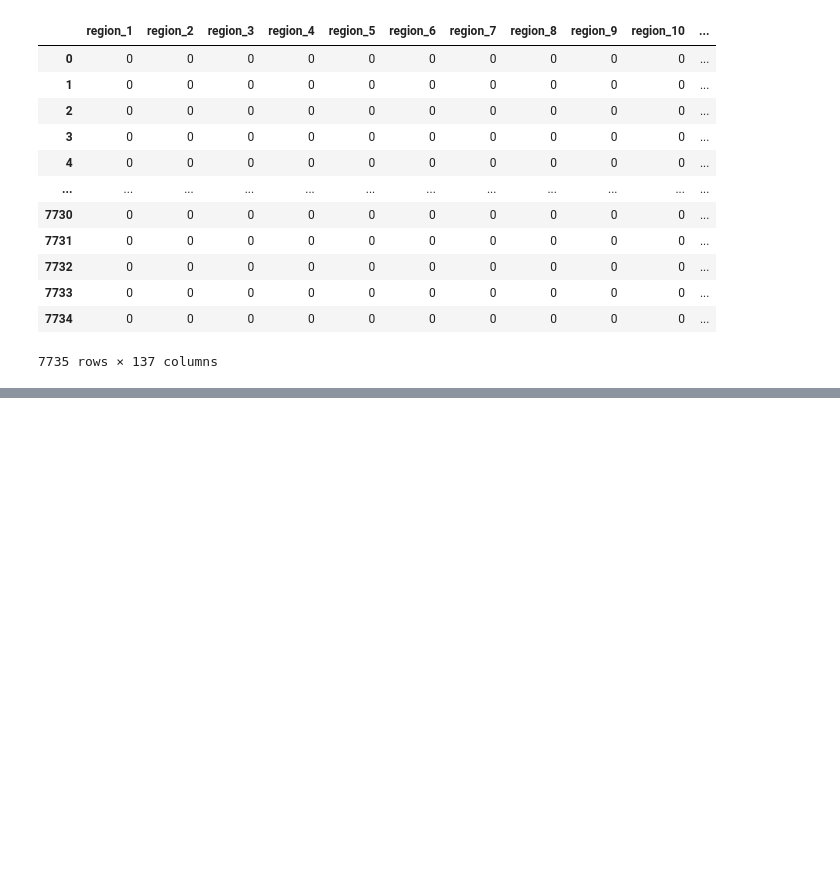
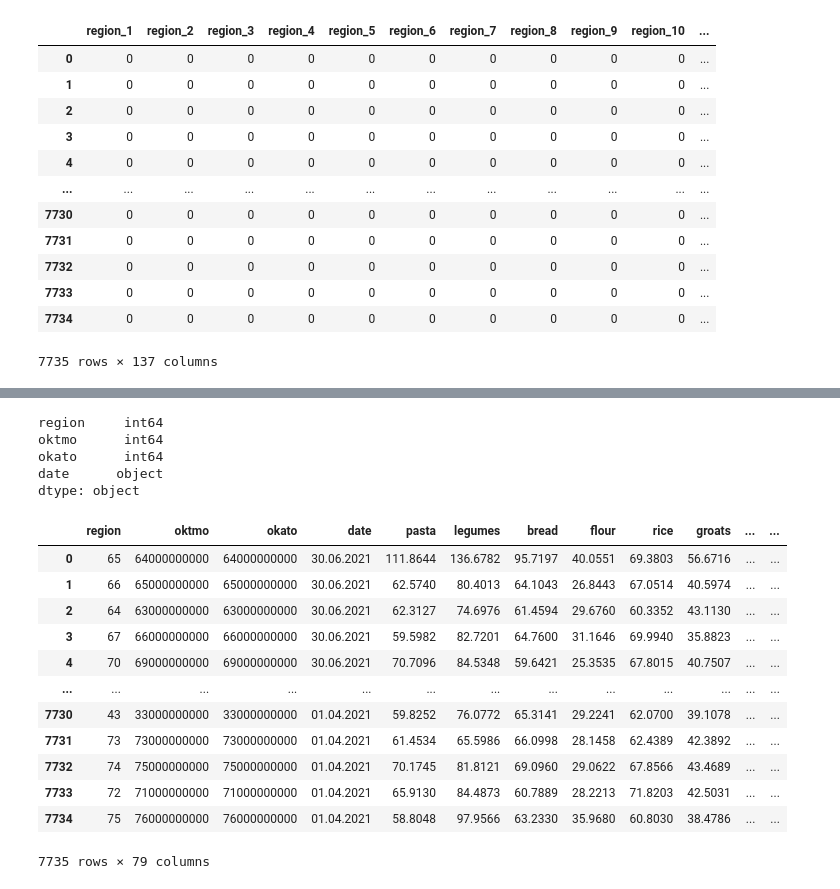
Before and after one commit to grigoriizharkov/All-Cups, a Jupyter notebook: task1/Average prices.ipynb, the cells around one changed output, grey strips where cells are left out. Saved outputs shown, nothing was run; the diff lists cells and outputs as text; code cells hidden in the pictures; blank space fills up the shorter version.

Commit message:
First try to submit

```diff
--- a/task1/Average prices.ipynb
+++ b/task1/Average prices.ipynb
@@ -413,0 +401,3 @@ make_prediction(models, X_test, second)
+# %%
+test = test.drop(numeric_columns, axis=1)
+test
@@ -413,0 +418,3 @@ make_prediction(models, X_test, second)
+# %%
+test = test.drop(['year', 'month', 'day', 'day_of_week'], axis=1)
+test
@@ -413,0 +435,3 @@ make_prediction(models, X_test, second)
+# %%
+test.date = dates
+test
@@ -413,0 +452,31 @@ make_prediction(models, X_test, second)
+# %%
+test.dtypes
+# %% [output]
+region     int64
+oktmo      int64
+okato      int64
+date      object
+dtype: object
+# %%
+first = pd.read_csv('first.csv')
+second = pd.read_csv('second.csv')
+third = pd.read_csv('third.csv')
+fourth = pd.read_csv('fourth.csv')
+fifth = pd.read_csv('fifth.csv')
+# %%
+test = test.join([first, second, third, fourth, fifth])
+test
+# %% [output]
+|  | region | oktmo | okato | date | pasta | legumes | bread | flour | rice | groats | ... | ... |
+| 0 | 65 | 64000000000 | 64000000000 | 30.06.2021 | 111.8644 | 136.6782 | 95.7197 | 40.0551 | 69.3803 | 56.6716 | ... | ... |
+| 1 | 66 | 65000000000 | 65000000000 | 30.06.2021 | 62.5740 | 80.4013 | 64.1043 | 26.8443 | 67.0514 | 40.5974 | ... | ... |
+| 2 | 64 | 63000000000 | 63000000000 | 30.06.2021 | 62.3127 | 74.6976 | 61.4594 | 29.6760 | 60.3352 | 43.1130 | ... | ... |
+| 3 | 67 | 66000000000 | 66000000000 | 30.06.2021 | 59.5982 | 82.7201 | 64.7600 | 31.1646 | 69.9940 | 35.8823 | ... | ... |
+| 4 | 70 | 69000000000 | 69000000000 | 30.06.2021 | 70.7096 | 84.5348 | 59.6421 | 25.3535 | 67.8015 | 40.7507 | ... | ... |
+| ... | ... | ... | ... | ... | ... | ... | ... | ... | ... | ... | ... | ... |
+| 7730 | 43 | 33000000000 | 33000000000 | 01.04.2021 | 59.8252 | 76.0772 | 65.3141 | 29.2241 | 62.0700 | 39.1078 | ... | ... |
+| 7731 | 73 | 73000000000 | 73000000000 | 01.04.2021 | 61.4534 | 65.5986 | 66.0998 | 28.1458 | 62.4389 | 42.3892 | ... | ... |
+| 7732 | 74 | 75000000000 | 75000000000 | 01.04.2021 | 70.1745 | 81.8121 | 69.0960 | 29.0622 | 67.8566 | 43.4689 | ... | ... |
+| 7733 | 72 | 71000000000 | 71000000000 | 01.04.2021 | 65.9130 | 84.4873 | 60.7889 | 28.2213 | 71.8203 | 42.5031 | ... | ... |
+| 7734 | 75 | 76000000000 | 76000000000 | 01.04.2021 | 58.8048 | 97.9566 | 63.2330 | 35.9680 | 60.8030 | 38.4786 | ... | ... |
+7735 rows × 79 columns
```
Also changed, not shown: parts of 15 cells of this notebook, 1 other file.
